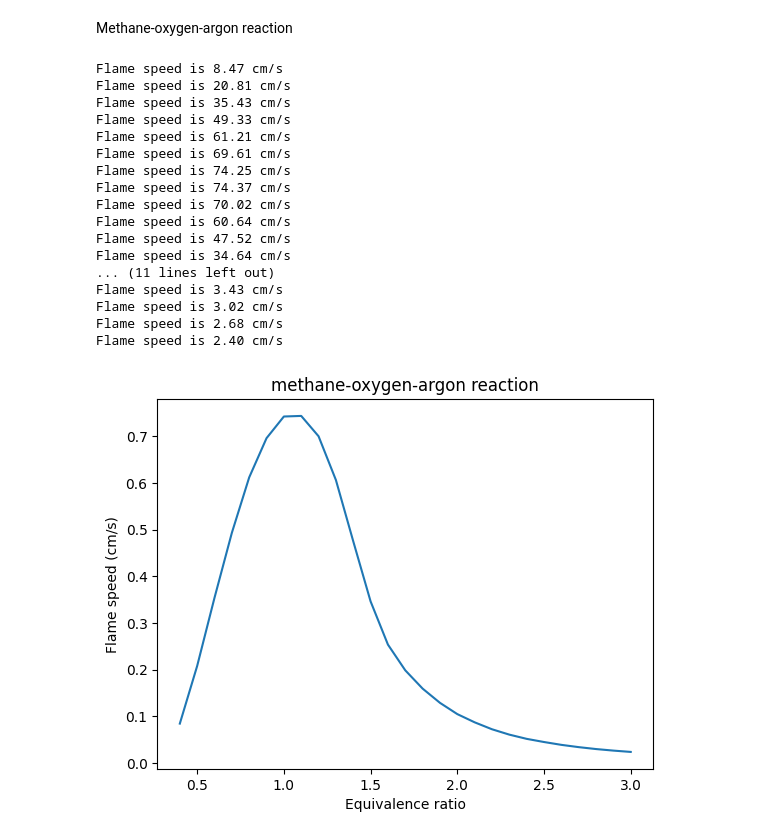
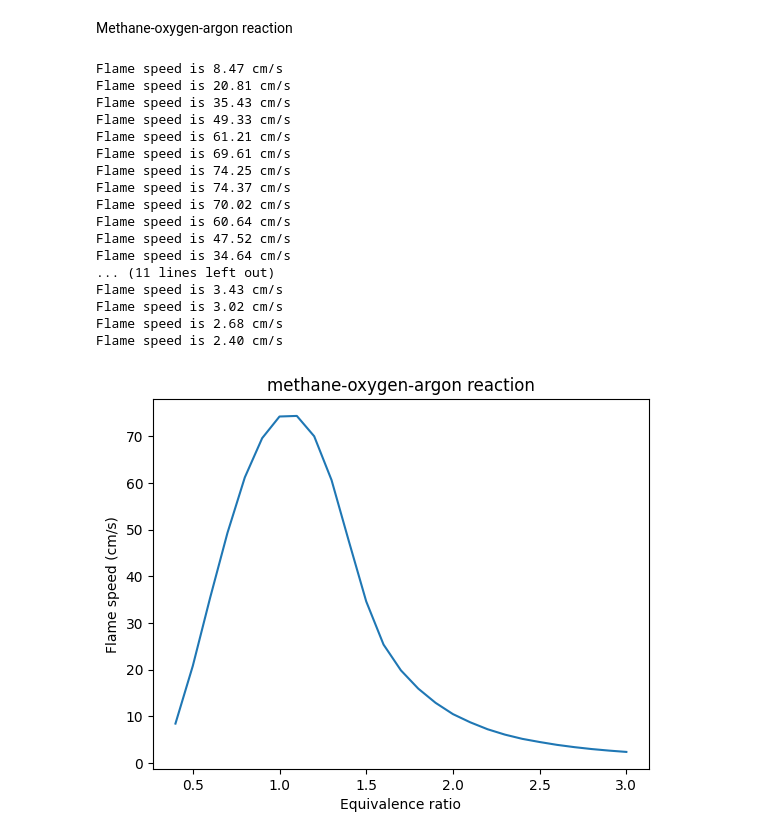
Before and after one commit to mcfardc/AERO-7970, a Jupyter notebook: HW4_P2.ipynb, the cells around one changed output. Cells and saved outputs as stored; diff of their text form; code cells hidden in the pictures.

```diff
--- a/HW4_P2.ipynb
+++ b/HW4_P2.ipynb
@@ -94,32 +94,32 @@ for i in range(len(phi_vec)):
     loglevel = 0
 
     flame.solve(loglevel = loglevel, auto=True)
     Su0 = flame.velocity[0]
     SL_vec2[i] = Su0
     print('Flame speed is {:.2f} cm/s'.format(Su0*100))
 
 plt.figure(2)
-plt.plot(phi_vec2,SL_vec2)
+plt.plot(phi_vec2,SL_vec2*100)
 plt.xlabel('Equivalence ratio')
 plt.ylabel('Flame speed (cm/s)')
 plt.title('methane-oxygen-argon reaction')
 plt.show()
 # %% [output]
 Flame speed is 8.47 cm/s
 Flame speed is 20.81 cm/s
 Flame speed is 35.43 cm/s
 Flame speed is 49.33 cm/s
 Flame speed is 61.21 cm/s
 Flame speed is 69.61 cm/s
 Flame speed is 74.25 cm/s
 Flame speed is 74.37 cm/s
 Flame speed is 70.02 cm/s
 Flame speed is 60.64 cm/s
 Flame speed is 47.52 cm/s
 Flame speed is 34.64 cm/s
 ... (11 lines left out)
 Flame speed is 3.43 cm/s
 Flame speed is 3.02 cm/s
 Flame speed is 2.68 cm/s
 Flame speed is 2.40 cm/s
-[figure, old version]
+[figure, new version]
```
